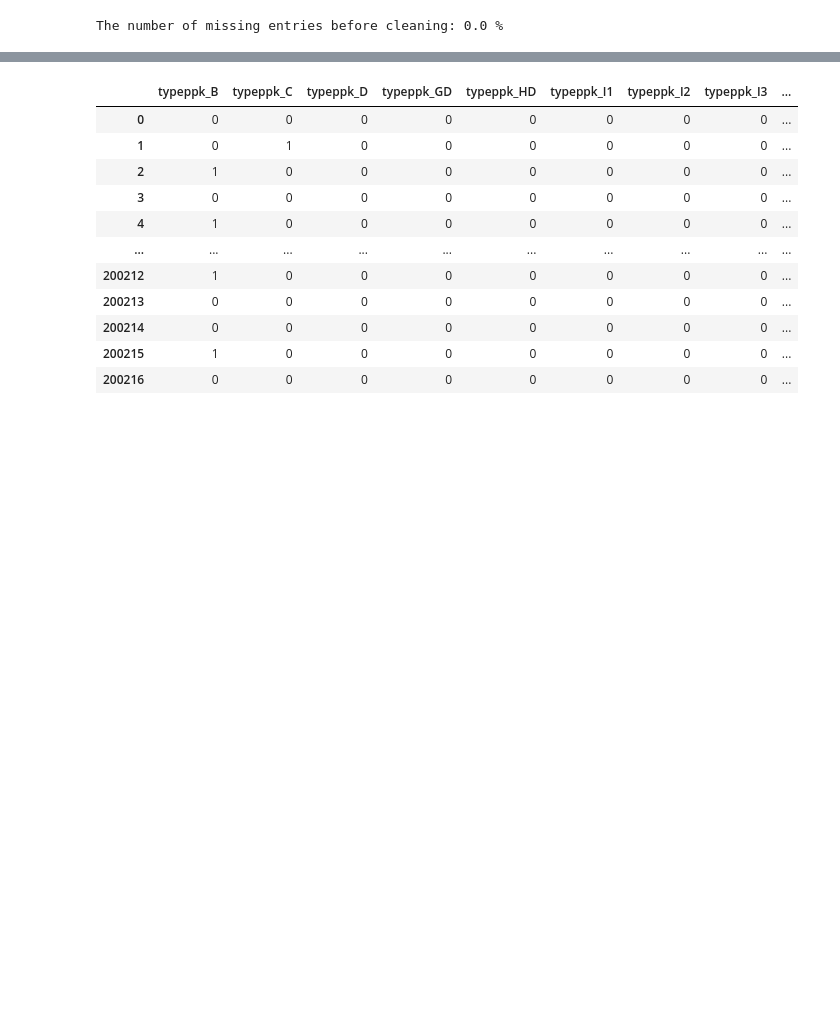
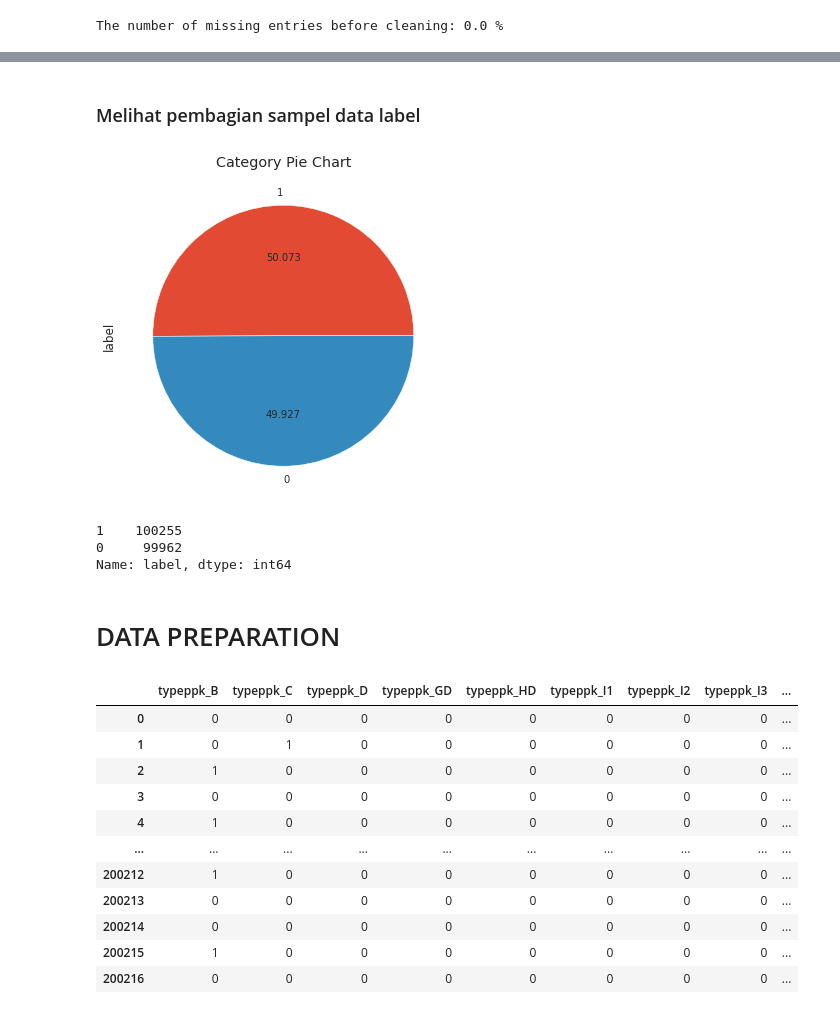
Before and after one commit to letaresaragih/Kelompok-1-Data-Mining-Project-Binary-Classification, a Jupyter notebook: code/Dami_RFC_DataUderstandingAndPrep.ipynb, the cells around one changed output, grey strips where cells are left out. Drawn from its saved outputs; the diff is of its cells as text; code cells hidden in the pictures; blank space fills up the shorter version.

```diff
--- a/code/Dami_RFC_DataUderstandingAndPrep.ipynb
+++ b/code/Dami_RFC_DataUderstandingAndPrep.ipynb
@@ -81,3 +118,21 @@ The number of missing entries before cleaning: 0.0 %
+# %% [markdown]
+### Melihat pembagian sampel data label
+# %%
+import matplotlib.pyplot as plt
+
+plt.figure(figsize=(6,6))
+df['label'].value_counts().plot(kind='pie',autopct='%.3f')
+plt.title('Category Pie Chart')
+plt.show()
+
+df['label'].value_counts()
+# %% [output]
+[figure, added]
+1    100255
+0     99962
+Name: label, dtype: int64
+# %% [markdown]
+# DATA PREPARATION
 # %%
 df.drop(['visit_id'], axis=1, inplace=True)
 # %%
```
Also changed, not shown: parts of 32 cells of this notebook.
